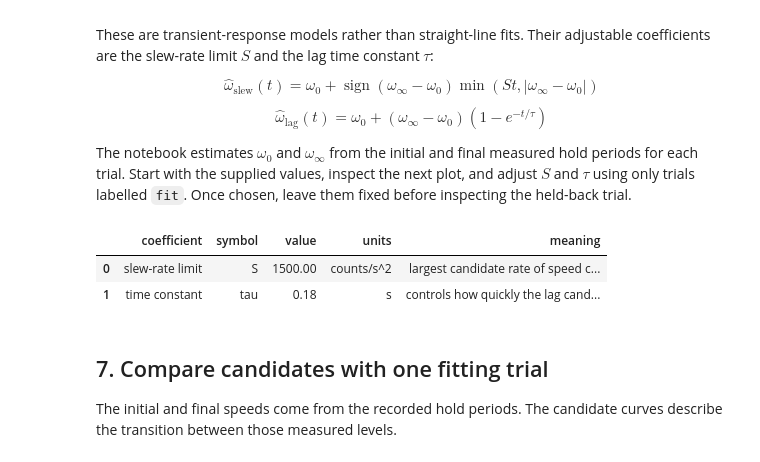
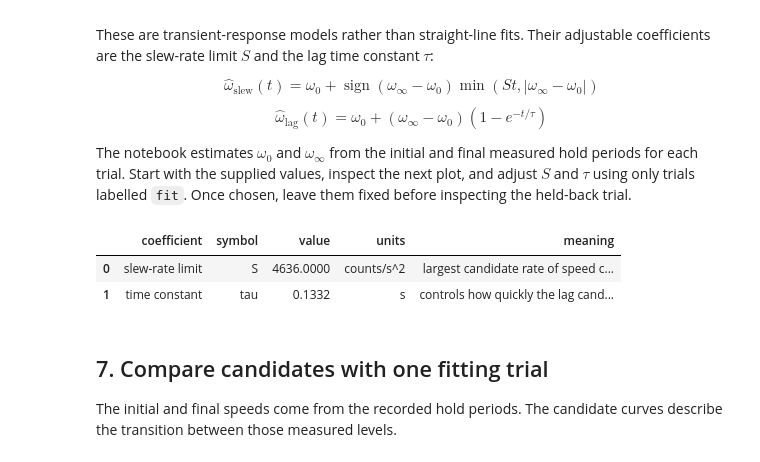
Before and after one commit to FallingFrost/computer-vision-practice, a Jupyter notebook: notebooks/motor-exercise-07-slew-lag.ipynb, the cells around one changed output. Saved outputs shown, nothing was run; the diff lists cells and outputs as text; code cells hidden in the pictures.

```diff
--- a/notebooks/motor-exercise-07-slew-lag.ipynb
+++ b/notebooks/motor-exercise-07-slew-lag.ipynb
@@ -181,33 +181,32 @@ labelled `fit`. Once chosen, leave them fixed before inspecting the
 held-back trial.
 # %%
 FIT_TRIAL = "rise_1"
-# HELD_BACK_TRIAL = "fall_test"
-HELD_BACK_TRIAL = "fall_1"
-SLEW_RATE_CPS2 = 1500.0
-TIME_CONSTANT_S = 0.18
+HELD_BACK_TRIAL = "fall_test"
+SLEW_RATE_CPS2 = 4636  # 1500.0
+TIME_CONSTANT_S = 0.1332 # 0.18
 
 adjustable_coefficients = pd.DataFrame([
     {
         "coefficient": "slew-rate limit",
         "symbol": "S",
         "value": SLEW_RATE_CPS2,
         "units": "counts/s^2",
         "meaning": "largest candidate rate of speed change",
     },
     {
         "coefficient": "time constant",
         "symbol": "tau",
         "value": TIME_CONSTANT_S,
         "units": "s",
         "meaning": "controls how quickly the lag candidate responds",
     },
 ])
 
 adjustable_coefficients
 # %% [output]
 |  | coefficient | symbol | value | units | meaning |
-| 0 | slew-rate limit | S | 1500.00 | counts/s^2 | largest candidate rate of speed c... |
-| 1 | time constant | tau | 0.18 | s | controls how quickly the lag cand... |
+| 0 | slew-rate limit | S | 4636.0000 | counts/s^2 | largest candidate rate of speed c... |
+| 1 | time constant | tau | 0.1332 | s | controls how quickly the lag cand... |
 # %% [markdown]
 ## 7. Compare candidates with one fitting trial
 
```
Also changed, not shown: parts of 4 cells of this notebook.
